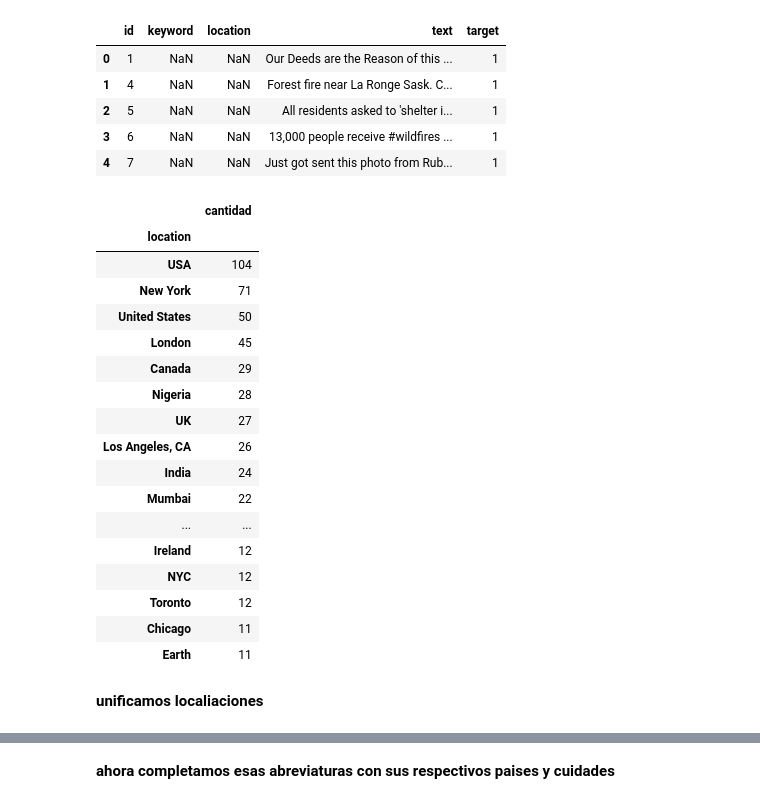
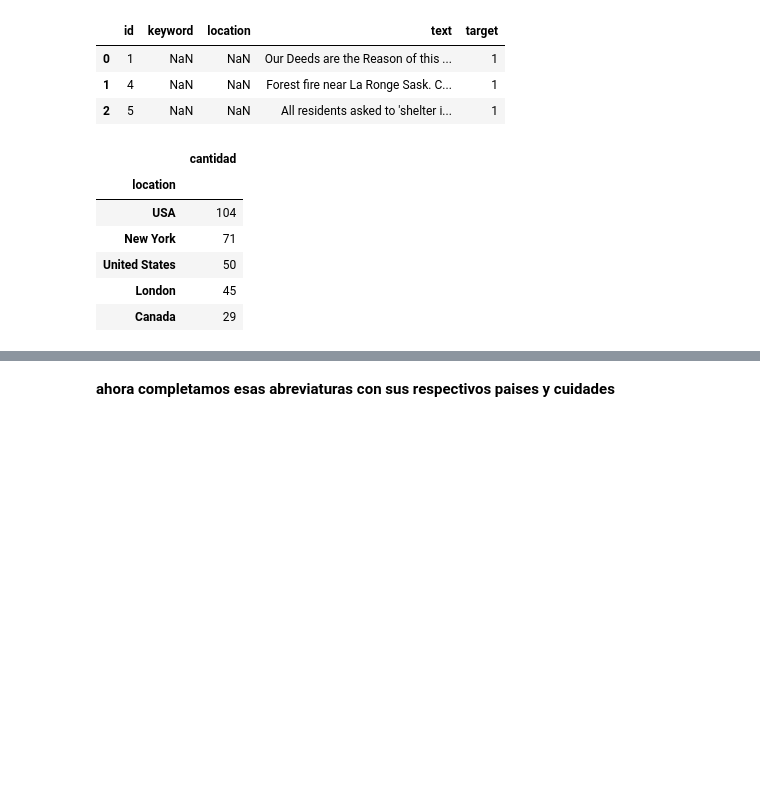
Before and after one commit to tomifarall/Orga-Datos-Tp2, a Jupyter notebook: yusmachinelearning.ipynb, the cells around one changed output, grey strips where cells are left out. Cells and saved outputs as stored; diff of their text form; code cells hidden in the pictures; blank space fills up the shorter version.

```diff
--- a/yusmachinelearning.ipynb
+++ b/yusmachinelearning.ipynb
@@ -77,34 +199,19 @@ test= pd.read_csv('test.csv')
 # %%
 #descubriendo nuevos features
 # %%
-data.head()
+data.head(3)
 # %% [output]
 |  | id | keyword | location | text | target |
 | 0 | 1 | NaN | NaN | Our Deeds are the Reason of this ... | 1 |
 | 1 | 4 | NaN | NaN | Forest fire near La Ronge Sask. C... | 1 |
 | 2 | 5 | NaN | NaN | All residents asked to 'shelter i... | 1 |
-| 3 | 6 | NaN | NaN | 13,000 people receive #wildfires ... | 1 |
-| 4 | 7 | NaN | NaN | Just got sent this photo from Rub... | 1 |
 # %%
-data.groupby('location').agg(cantidad=('location','count')).nlargest(30,'cantidad')
+data.groupby('location').agg(cantidad=('location','count')).nlargest(30,'cantidad')[:5]
 # %% [output]
 |  | cantidad |
 | location |  |
 | USA | 104 |
 | New York | 71 |
 | United States | 50 |
 | London | 45 |
 | Canada | 29 |
-| Nigeria | 28 |
-| UK | 27 |
-| Los Angeles, CA | 26 |
-| India | 24 |
-| Mumbai | 22 |
-| ... | ... |
-| Ireland | 12 |
-| NYC | 12 |
-| Toronto | 12 |
-| Chicago | 11 |
-| Earth | 11 |
-# %% [markdown]
-**unificamos localiaciones**
```
Also changed, not shown: parts of 90 cells of this notebook.
